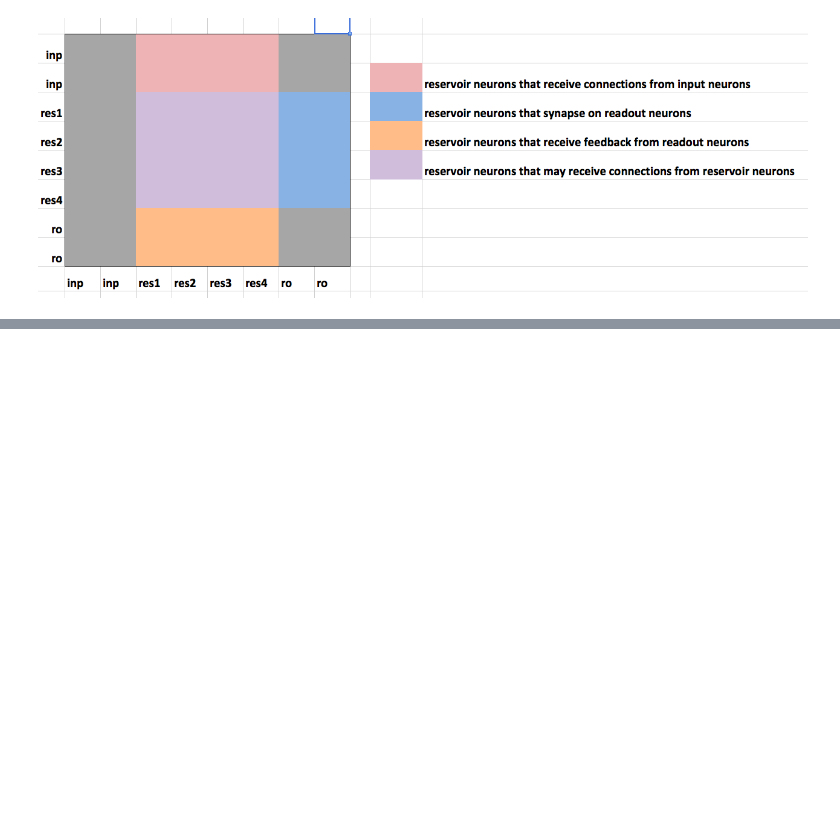
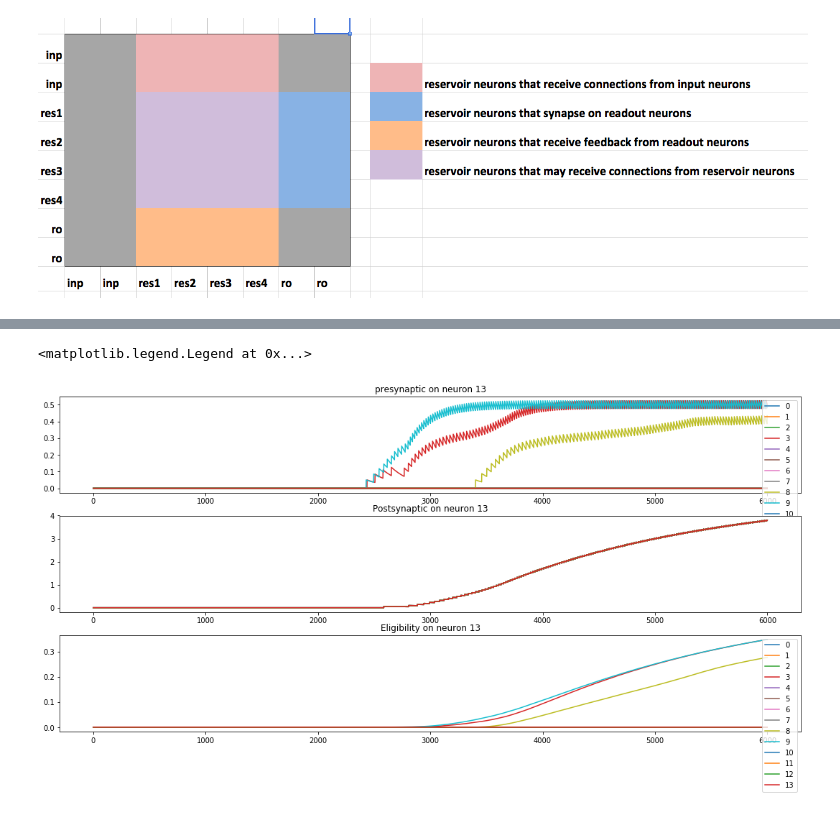
Before and after one commit to zardoz81/TUTORIALS, a Jupyter notebook: KURIKAWA.ipynb, the cells around one changed output, grey strips where cells are left out. Cells and saved outputs as stored; diff of their text form; code cells hidden in the pictures; blank space fills up the shorter version.

```diff
--- a/KURIKAWA.ipynb
+++ b/KURIKAWA.ipynb
@@ -455,0 +493,23 @@ Simulation time: 13.894634008407593 seconds
+# %%
+plt.figure(figsize=(15,7))
+n = 13
+plt.subplot(3, 1, 1)
+for s in range(net.M):
+    plt.plot(presyn_act[n,s,:])
+plt.title('presynaptic on neuron {}'.format(n))
+plt.legend(range(net.M))
+
+plt.subplot(3, 1, 2)
+for s in range(net.M):
+    plt.plot(postsyn_act[n,s,:])
+plt.tight_layout()
+plt.title('Postsynaptic on neuron {}'.format(n))
+
+plt.subplot(3, 1, 3)
+for s in range(net.M):
+    plt.plot(eligibility[n,s,:])
+plt.title('Eligibility on neuron {}'.format(n))
+plt.legend(range(net.M))
+# %% [output]
+<matplotlib.legend.Legend at 0x...>
+[figure, added]
```
Also changed, not shown: parts of 6 cells of this notebook.
